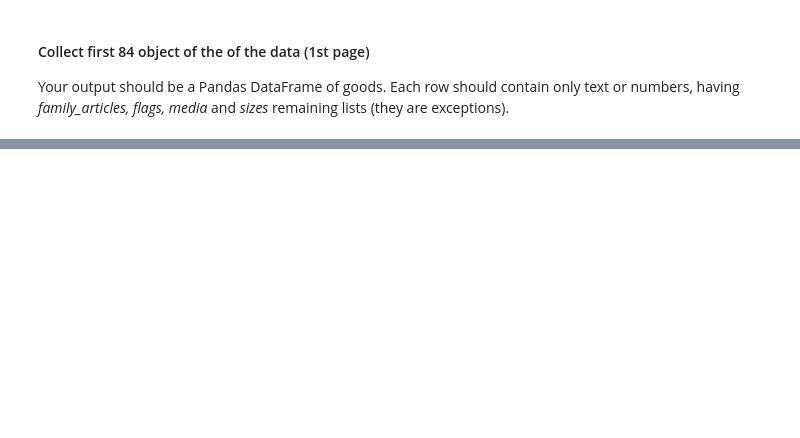
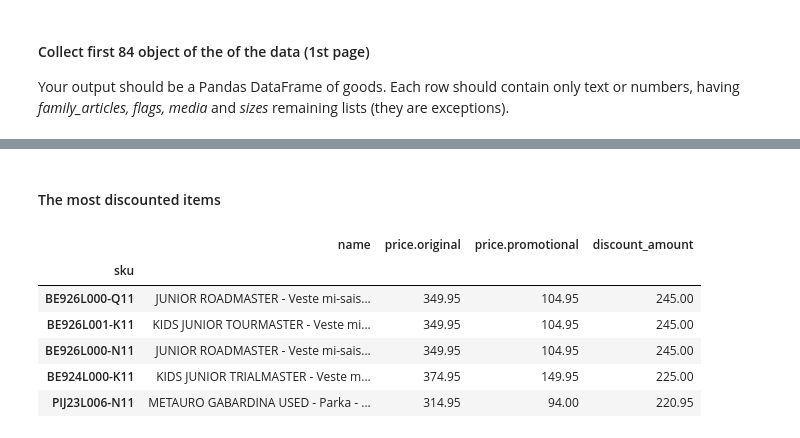
Before and after one commit to Eldiias/dummy, a Jupyter notebook: Lab-API/your-code/main_solution.ipynb, the cells around one changed output, grey strips where cells are left out. Cells and saved outputs as stored; diff of their text form; code cells hidden in the pictures; blank space fills up the shorter version.

```diff
--- a/Lab-API/your-code/main_solution.ipynb
+++ b/Lab-API/your-code/main_solution.ipynb
@@ -207,0 +212,12 @@ Name: discount_amount, Length: 65, dtype: float64
+# %% [markdown]
+#### The most discounted items
+# %%
+df[['name','price.original','price.promotional','discount_amount']].sort_values(by='discount_amount',ascending=False).head()
+# %% [output]
+|  | name | price.original | price.promotional | discount_amount |
+| sku |  |  |  |  |
+| BE926L000-Q11 | JUNIOR ROADMASTER - Veste mi-sais... | 349.95 | 104.95 | 245.00 |
+| BE926L001-K11 | KIDS JUNIOR TOURMASTER - Veste mi... | 349.95 | 104.95 | 245.00 |
+| BE926L000-N11 | JUNIOR ROADMASTER - Veste mi-sais... | 349.95 | 104.95 | 245.00 |
+| BE924L000-K11 | KIDS JUNIOR TRIALMASTER - Veste m... | 374.95 | 149.95 | 225.00 |
+| PIJ23L006-N11 | METAURO GABARDINA USED - Parka - ... | 314.95 | 94.00 | 220.95 |
```
Also changed, not shown: parts of 25 cells of this notebook, 3 other files.
